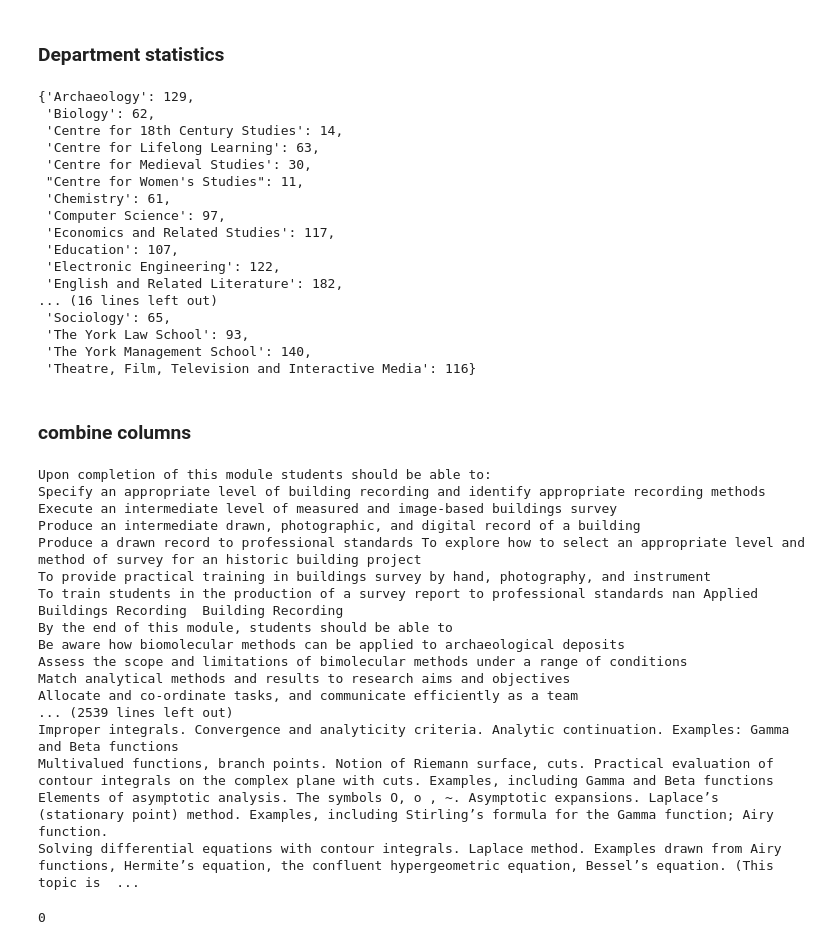
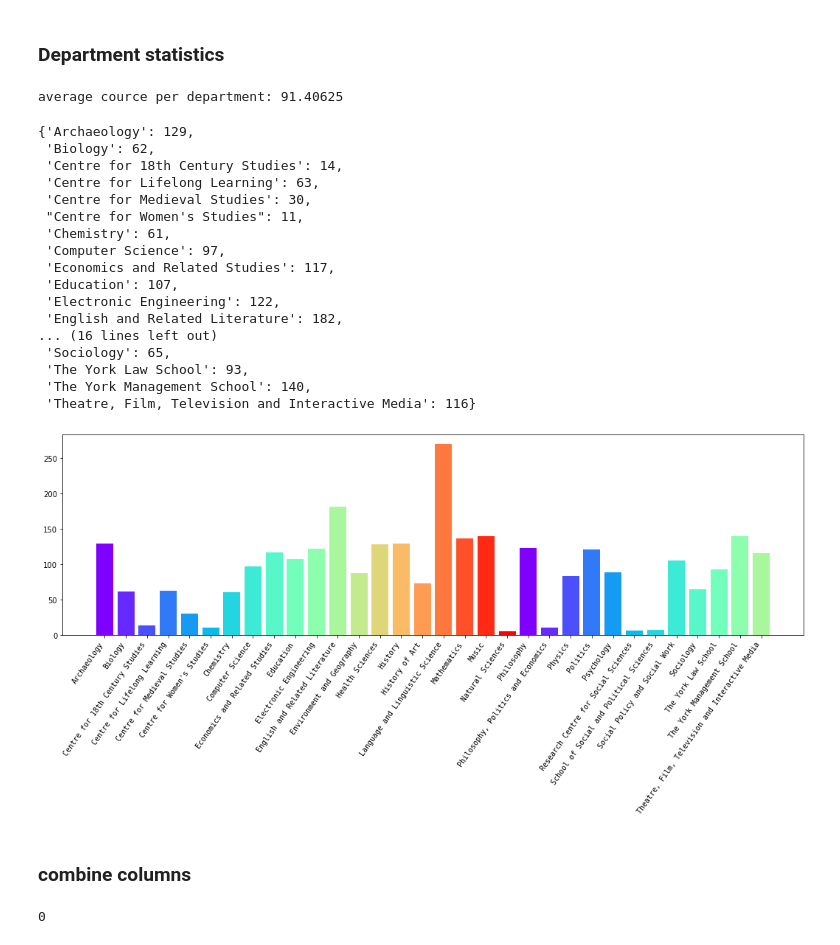
Before and after one commit to soroush-bagherian/DataMining-preprocessing, a Jupyter notebook: preprocessing.ipynb, the cells around one changed output. Cells and saved outputs as stored; diff of their text form; code cells hidden in the pictures.

```diff
--- a/preprocessing.ipynb
+++ b/preprocessing.ipynb
@@ -21,28 +22,46 @@ data = pd.read_csv('./UoY.csv')
 ### Department statistics
 # %%
 department_list = data['Department'].unique()
+department_number = len(department_list)
 department_avg = {}
+total = 0
 for department in department_list:
-    department_avg[department] = len(data[data['Department'] == department])
+    count = len(data[data['Department'] == department])
+    department_avg[department] = count
+    total += count
+print("average cource per department:", total / department_number)
 department_avg
 # %% [output]
-{'Archaeology': 129,
- 'Biology': 62,
- 'Centre for 18th Century Studies': 14,
- 'Centre for Lifelong Learning': 63,
- 'Centre for Medieval Studies': 30,
- "Centre for Women's Studies": 11,
- 'Chemistry': 61,
- 'Computer Science': 97,
- 'Economics and Related Studies': 117,
- 'Education': 107,
- 'Electronic Engineering': 122,
- 'English and Related Literature': 182,
-... (16 lines left out)
- 'Sociology': 65,
- 'The York Law School': 93,
- 'The York Management School': 140,
- 'Theatre, Film, Television and Interactive Media': 116}
+average cource per department: 91.40625
+{'Archaeology': 129,
+ 'Biology': 62,
+ 'Centre for 18th Century Studies': 14,
+ 'Centre for Lifelong Learning': 63,
+ 'Centre for Medieval Studies': 30,
+ "Centre for Women's Studies": 11,
+ 'Chemistry': 61,
+ 'Computer Science': 97,
+ 'Economics and Related Studies': 117,
+ 'Education': 107,
+ 'Electronic Engineering': 122,
+ 'English and Related Literature': 182,
+... (16 lines left out)
+ 'Sociology': 65,
+ 'The York Law School': 93,
+ 'The York Management School': 140,
+ 'Theatre, Film, Television and Interactive Media': 116}
+# %%
+names = list(department_avg.keys())
+values = list(department_avg.values())
+
+f, ax = plt.subplots(figsize=(18,5))
+color = plt.cm.rainbow(np.linspace(0, 1, 20))
+plt.bar(range(len(department_avg)), values, tick_label=names, color = color, width=0.8)
+plt.xticks([*range(0, len(names))], names,  ha='right', rotation=55, fontsize=10, fontname='monospace')
+
+plt.show()
+# %% [output]
+[figure, added]
 # %% [markdown]
 ### combine columns
 # %%
@@ -53,30 +72,13 @@ data['combined'] = data['Outcome'].astype(str) + ' ' + data['Objective'].astype(
 for i, row in data.iterrows(): # add prequisites and course title
     data.at[i,'combined'] += ' ' + row['Course title'].rpartition('-')[0]
     pre = row['Prerequisite']
-    if (type(pre) is str):
+    if (isinstance(pre, str)):
         data.at[i,'combined'] += ' ' + re.sub(r'\([\w]{3}[0-9]{5}[\w]\)', ' ', pre)
 
+data = data.replace('nan',' ', regex=True)
 data = data.replace('\n',' ', regex=True)
 data = data.replace('\r',' ', regex=True)
 data = data.replace('  ',' ', regex=True)
-# %% [output]
-Upon completion of this module students should be able to:
-Specify an appropriate level of building recording and identify appropriate recording methods
-Execute an intermediate level of measured and image-based buildings survey
-Produce an intermediate drawn, photographic, and digital record of a building
-Produce a drawn record to professional standards To explore how to select an appropriate level and method of survey for an historic building project
-To provide practical training in buildings survey by hand, photography, and instrument
-To train students in the production of a survey report to professional standards nan Applied Buildings Recording  Building Recording
-By the end of this module, students should be able to
-Be aware how biomolecular methods can be applied to archaeological deposits
-Assess the scope and limitations of bimolecular methods under a range of conditions
-Match analytical methods and results to research aims and objectives
-Allocate and co-ordinate tasks, and communicate efficiently as a team
-... (2539 lines left out)
-Improper integrals. Convergence and analyticity criteria. Analytic continuation. Examples: Gamma and Beta functions
-Multivalued functions, branch points. Notion of Riemann surface, cuts. Practical evaluation of contour integrals on the complex plane with cuts. Examples, including Gamma and Beta functions
-Elements of asymptotic analysis. The symbols O, o , ~. Asymptotic expansions. Laplace’s (stationary point) method. Examples, including Stirling’s formula for the Gamma function; Airy function.
-Solving differential equations with contour integrals. Laplace method. Examples drawn from Airy functions, Hermite’s equation, the confluent hypergeometric equation, Bessel’s equation. (This topic is  ...
 # %%
 # data = data[data['combined'].notna()]
 len(data[data['combined'].isna()])
```
Also changed, not shown: parts of 8 cells of this notebook, 2 other files.
